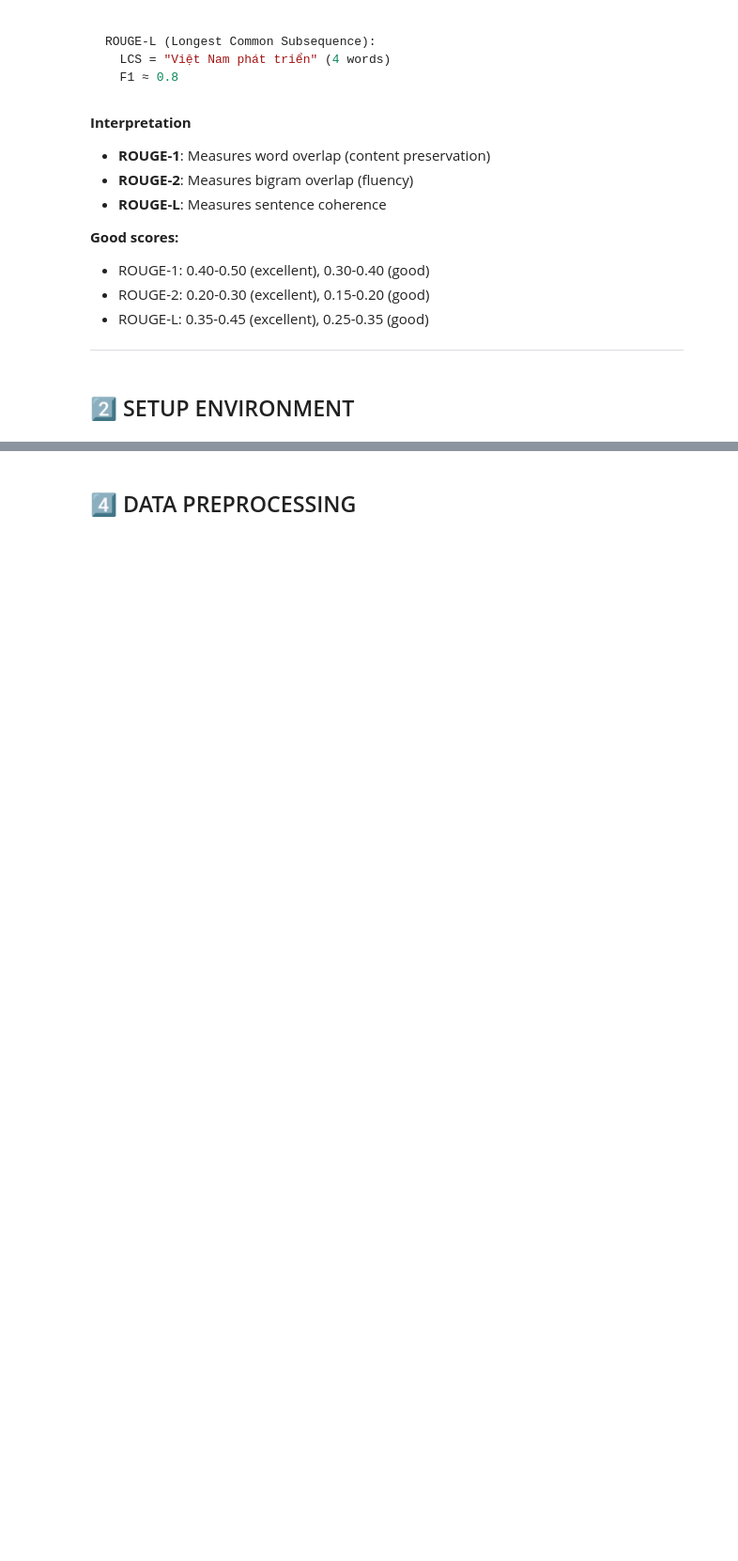
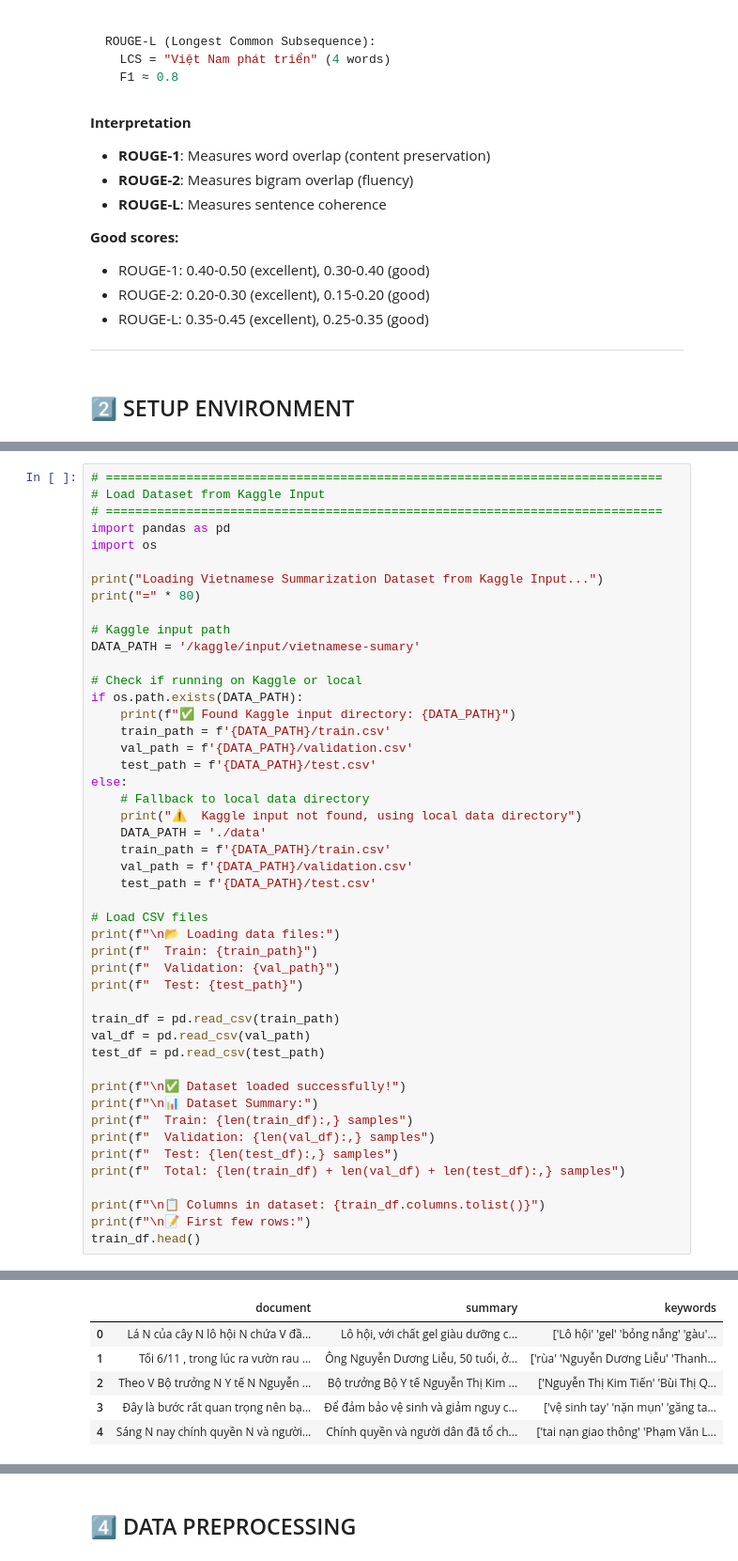
Before and after one commit to canhcutcon/nlp_text_summarization, a Jupyter notebook: vietnamese_summarization.ipynb, the cells around one changed output, grey strips where cells are left out. Shown: that part at 94% size. Saved outputs shown, nothing was run; the diff lists cells and outputs as text; blank space fills up the shorter version.

```diff
--- a/vietnamese_summarization.ipynb
+++ b/vietnamese_summarization.ipynb
@@ -231,0 +295,48 @@ df.head()
+# %%
+# ============================================================================
+# Load Dataset from Kaggle Input
+# ============================================================================
+import pandas as pd
+import os
+
+print("Loading Vietnamese Summarization Dataset from Kaggle Input...")
+print("=" * 80)
+
+# Kaggle input path
+DATA_PATH = '/kaggle/input/vietnamese-sumary'
+
+# Check if running on Kaggle or local
+if os.path.exists(DATA_PATH):
+    print(f"✅ Found Kaggle input directory: {DATA_PATH}")
+    train_path = f'{DATA_PATH}/train.csv'
+    val_path = f'{DATA_PATH}/validation.csv'
+    test_path = f'{DATA_PATH}/test.csv'
+else:
+    # Fallback to local data directory
+    print("⚠️  Kaggle input not found, using local data directory")
+    DATA_PATH = './data'
+    train_path = f'{DATA_PATH}/train.csv'
+    val_path = f'{DATA_PATH}/validation.csv'
+    test_path = f'{DATA_PATH}/test.csv'
+
+# Load CSV files
+print(f"\n📂 Loading data files:")
+print(f"  Train: {train_path}")
+print(f"  Validation: {val_path}")
+print(f"  Test: {test_path}")
+
+train_df = pd.read_csv(train_path)
+val_df = pd.read_csv(val_path)
+test_df = pd.read_csv(test_path)
+
+print(f"\n✅ Dataset loaded successfully!")
+print(f"\n📊 Dataset Summary:")
+print(f"  Train: {len(train_df):,} samples")
+print(f"  Validation: {len(val_df):,} samples")
+print(f"  Test: {len(test_df):,} samples")
+print(f"  Total: {len(train_df) + len(val_df) + len(test_df):,} samples")
+
+print(f"\n📋 Columns in dataset: {train_df.columns.tolist()}")
+print(f"\n📝 First few rows:")
+train_df.head()
+# %% [output]
@@ -232 +363,7 @@ df.head()
+|  | document | summary | keywords |
+| 0 | Lá N của cây N lô hội N chứa V đầ... | Lô hội, với chất gel giàu dưỡng c... | ['Lô hội' 'gel' 'bỏng nắng' 'gàu'... |
+| 1 | Tối 6/11 , trong lúc ra vườn rau ... | Ông Nguyễn Dương Liễu, 50 tuổi, ở... | ['rùa' 'Nguyễn Dương Liễu' 'Thanh... |
+| 2 | Theo V Bộ trưởng N Y tế N Nguyễn ... | Bộ trưởng Bộ Y tế Nguyễn Thị Kim ... | ['Nguyễn Thị Kim Tiến' 'Bùi Thị Q... |
+| 3 | Đây là bước rất quan trọng nên bạ... | Để đảm bảo vệ sinh và giảm nguy c... | ['vệ sinh tay' 'nặn mụn' 'găng ta... |
+| 4 | Sáng N nay chính quyền N và người... | Chính quyền và người dân đã tổ ch... | ['tai nạn giao thông' 'Phạm Văn L... |
 # %%
```
Also changed, not shown: parts of 26 cells of this notebook, 22 other files.
